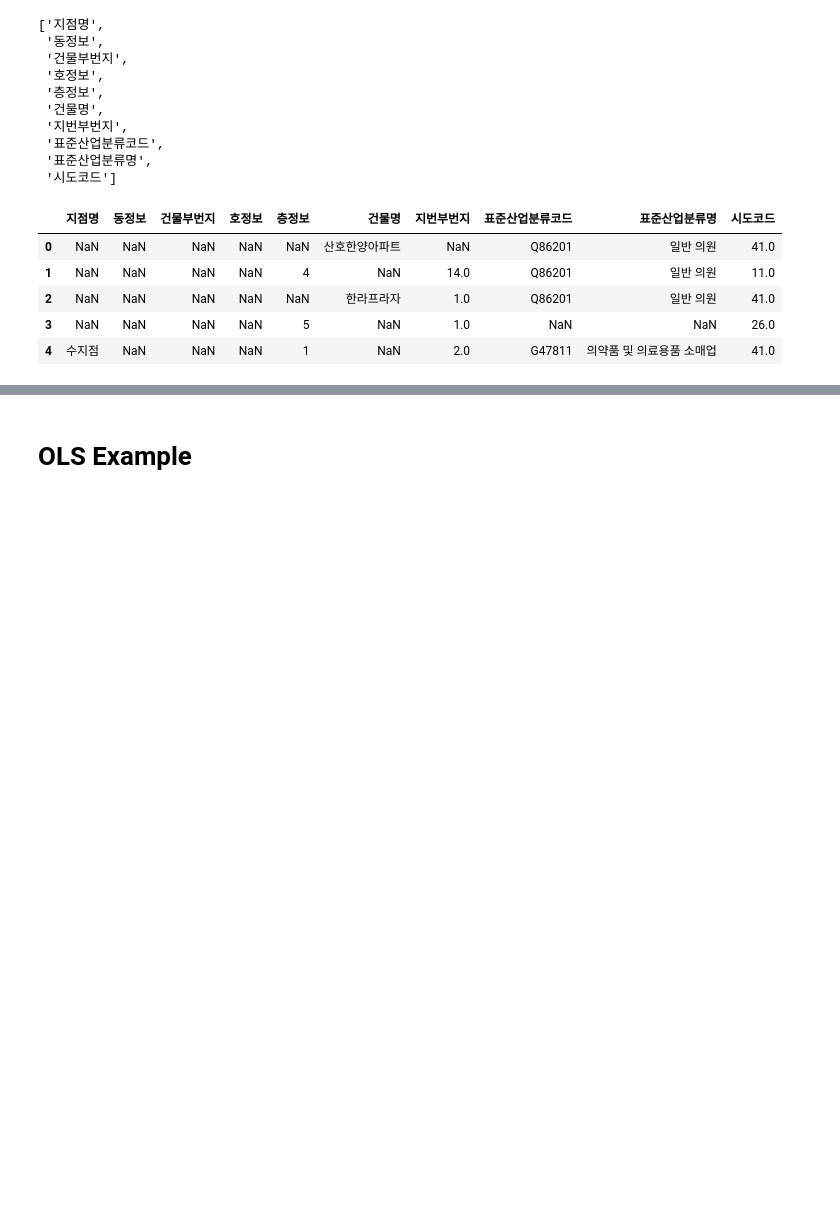
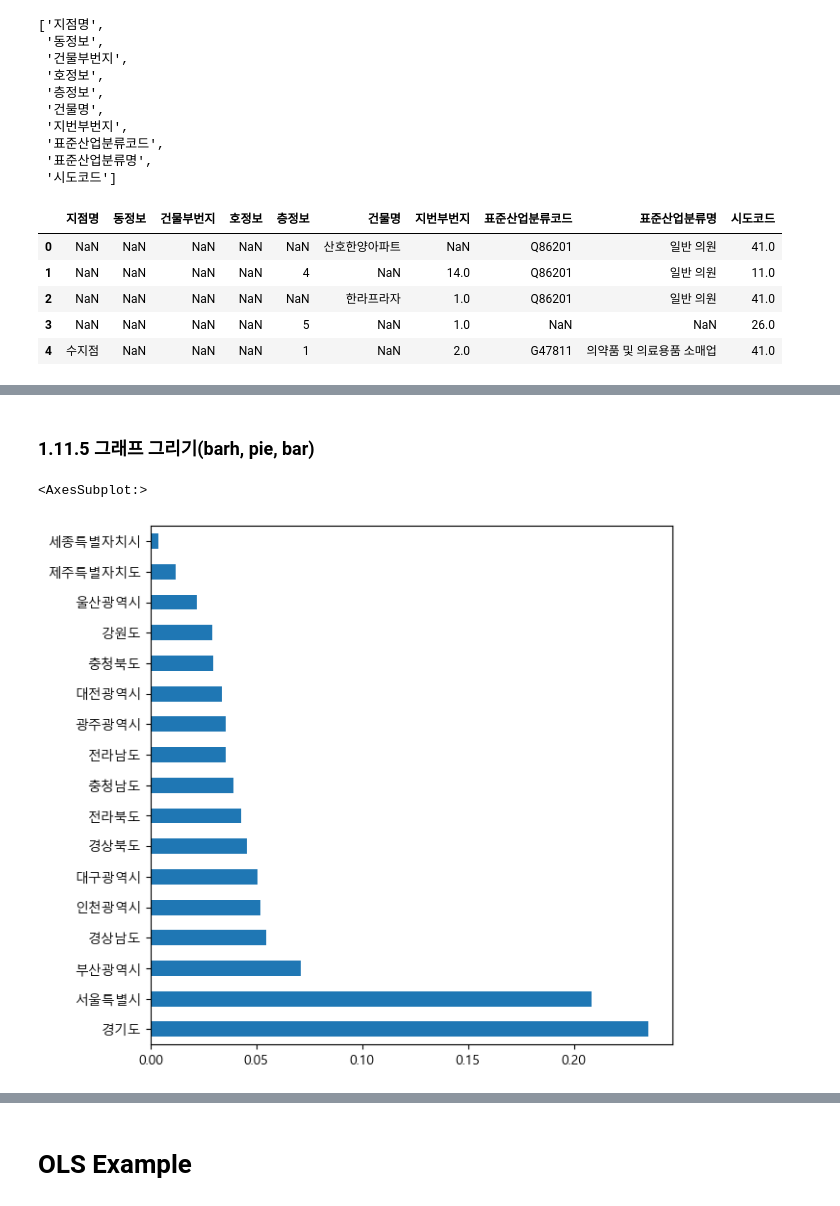
Before and after one commit to LeticiaKang/Python_SelfStudy, a Jupyter notebook: (8) 데이터 분석/220924_medical_institution_data.ipynb, the cells around one changed output, grey strips where cells are left out. Cells and saved outputs as stored; diff of their text form; code cells hidden in the pictures; blank space fills up the shorter version.

```diff
--- a/(8) 데이터 분석/220924_medical_institution_data.ipynb
+++ b/(8) 데이터 분석/220924_medical_institution_data.ipynb
@@ -262,0 +266,4 @@ df[drop_columns].head()
+# %%
+print(df.shape)
+df = df.drop(drop_columns, axis=1)
+print(df.shape)
@@ -262,0 +413,4 @@ df[drop_columns].head()
+# %%
+# 시도명을 세서, 비율을 구함(normalize=True)
+city_normalize = df["시도명"].value_counts(normalize=True)
+city_normalize
@@ -262,0 +436,8 @@ df[drop_columns].head()
+# %% [markdown]
+### __1.11.5 그래프 그리기(barh, pie, bar)__
+# %%
+# 가로막대그래프 그리기
+city_normalize.plot.barh(figsize=(7, 7))
+# %% [output]
+<AxesSubplot:>
+[figure, added]
```
Also changed, not shown: parts of 54 cells of this notebook.
